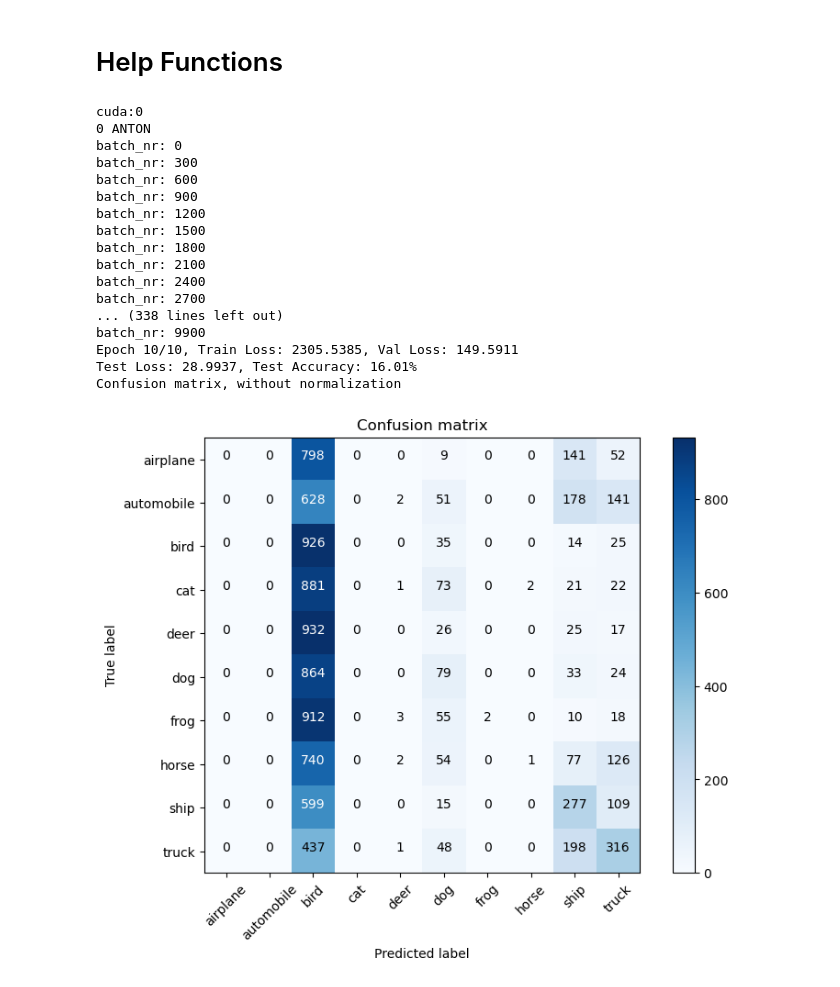
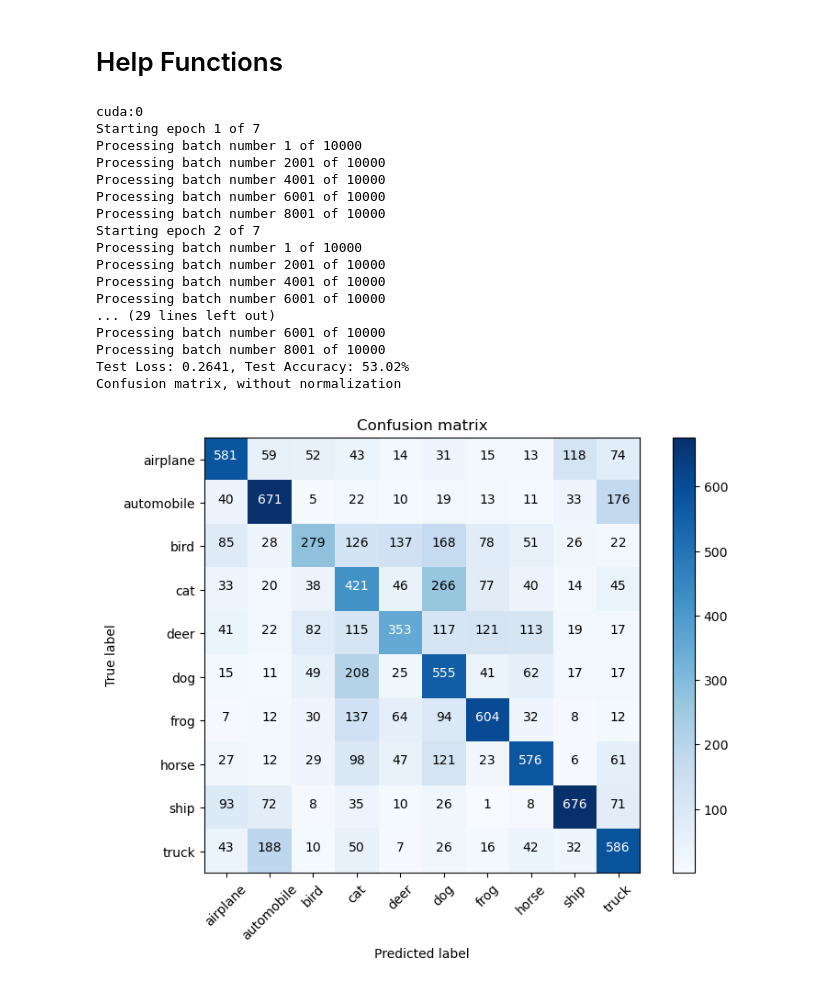
Before and after one commit to EkteMedium/Lab0_D7047E, a Jupyter notebook: Lab0/Task1.ipynb, the cells around one changed output. Saved outputs shown, nothing was run; the diff lists cells and outputs as text; code cells hidden in the pictures.

```diff
--- a/Lab0/Task1.ipynb
+++ b/Lab0/Task1.ipynb
@@ -151,12 +152,12 @@ def train_model(model, criterion, optimizer, train_loader, val_loader, num_epoch
     best_model = model
 
     for epoch in range(num_epochs):
-        print(epoch, "ANTON")
+        print(f"Starting epoch {epoch+1} of {num_epochs}")
         model.train()
         train_loss = 0.0
         for batch_nr, (inputs, labels) in enumerate(train_loader):
-            if (batch_nr%300 == 0):
-                print("batch_nr:",batch_nr)
+            if (batch_nr%2000 == 0):
+                print(f"Processing batch number {batch_nr+1} of {len(train_loader)}")
             inputs = inputs.to(device)
             labels = labels.to(device)
             optimizer.zero_grad()
@@ -220,41 +221,41 @@ def test_model(model, test_loader, criterion):
 
     return test_loss, accuracy, conf_matrix
 # %%
-LEARNING_RATE = 0.1
-EPOCHS = 10
+LEARNING_RATE = 0.0001
+EPOCHS = 7
 
 print(device)
 model = CNN(num_classes=10).to(device)
 criterion = torch.nn.CrossEntropyLoss().to(device)
 # optimizer = optim.Adam(model.parameters(), lr=LEARNING_RATE)
 
 optimizer = torch.optim.Adam(model.parameters(), lr=LEARNING_RATE)
 
 # Train the model
 trained_model = train_model(model, criterion, optimizer, trainloader, val_loader, EPOCHS)
 # Test the model
 test_loss, test_accuracy, conf_matrix = test_model(trained_model, testloader, criterion)
 
 print(f'Test Loss: {test_loss:.4f}, Test Accuracy: {test_accuracy:.2f}%')
 plt.figure(figsize=(8, 6))
 plot_confusion_matrix(conf_matrix, classes=classes, normalize=False)
 plt.show()
 # %% [output]
 cuda:0
-0 ANTON
-batch_nr: 0
-batch_nr: 300
-batch_nr: 600
-batch_nr: 900
-batch_nr: 1200
-batch_nr: 1500
-batch_nr: 1800
-batch_nr: 2100
-batch_nr: 2400
-batch_nr: 2700
-... (338 lines left out)
-batch_nr: 9900
-Epoch 10/10, Train Loss: 2305.5385, Val Loss: 149.5911
-Test Loss: 28.9937, Test Accuracy: 16.01%
+Starting epoch 1 of 7
+Processing batch number 1 of 10000
+Processing batch number 2001 of 10000
+Processing batch number 4001 of 10000
+Processing batch number 6001 of 10000
+Processing batch number 8001 of 10000
+Starting epoch 2 of 7
+Processing batch number 1 of 10000
+Processing batch number 2001 of 10000
+Processing batch number 4001 of 10000
+Processing batch number 6001 of 10000
+... (29 lines left out)
+Processing batch number 6001 of 10000
+Processing batch number 8001 of 10000
+Test Loss: 0.2641, Test Accuracy: 53.02%
 Confusion matrix, without normalization
-[figure, old version]
+[figure, new version]
```
Also changed, not shown: parts of 1 cell of this notebook.
